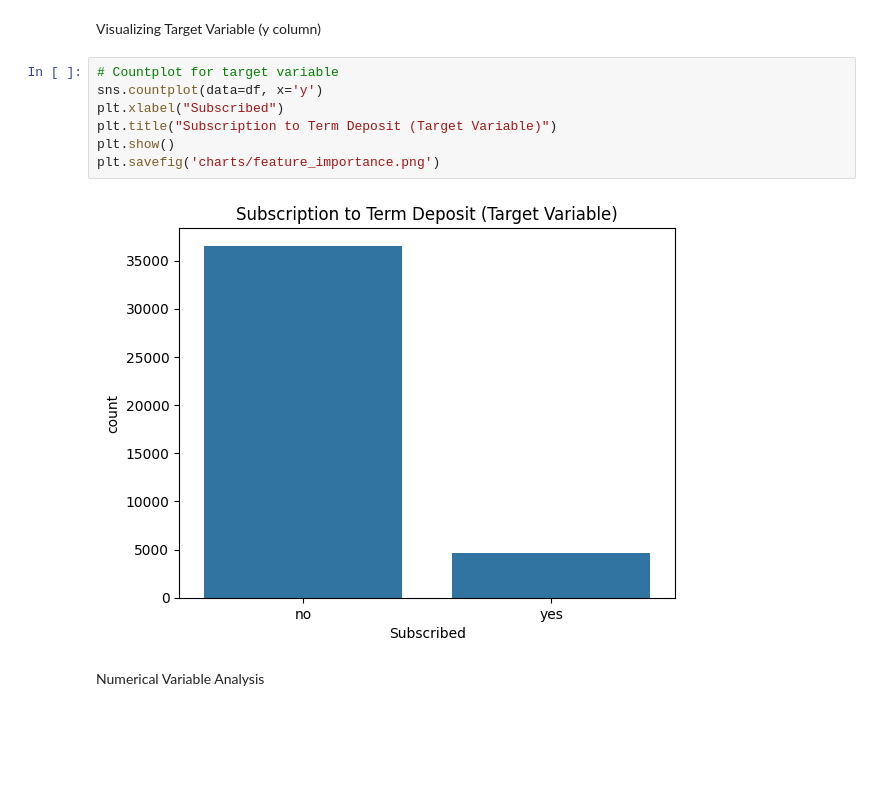
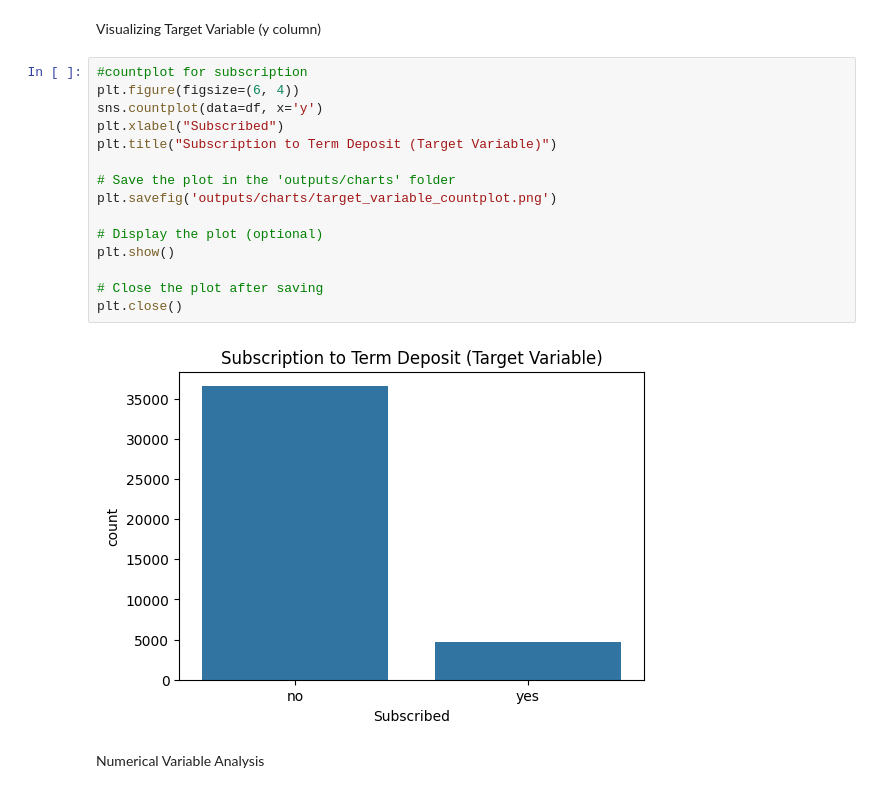
Before and after one commit to mahajanom10/marketing-campaign-analysis, a Jupyter notebook: notebooks/01_data_cleaning_and_eda.ipynb, the cells around one changed output. Drawn from its saved outputs; the diff is of its cells as text; blank space fills up the shorter version.

```diff
--- a/notebooks/01_data_cleaning_and_eda.ipynb
+++ b/notebooks/01_data_cleaning_and_eda.ipynb
@@ -102,14 +110,22 @@ dtype: float64
 # %% [markdown]
 Visualizing Target Variable (y column)
 # %%
-# Countplot for target variable
+#countplot for subscription
+plt.figure(figsize=(6, 4))
 sns.countplot(data=df, x='y')
 plt.xlabel("Subscribed")
 plt.title("Subscription to Term Deposit (Target Variable)")
+
+# Save the plot in the 'outputs/charts' folder
+plt.savefig('outputs/charts/target_variable_countplot.png')
+
+# Display the plot (optional)
 plt.show()
-plt.savefig('charts/feature_importance.png')
+
+# Close the plot after saving
+plt.close()
 # %% [output]
-[figure, old version]
+[figure, new version]
 # %% [markdown]
 Numerical Variable Analysis
 # %%
```
Also changed, not shown: parts of 15 cells of this notebook.
